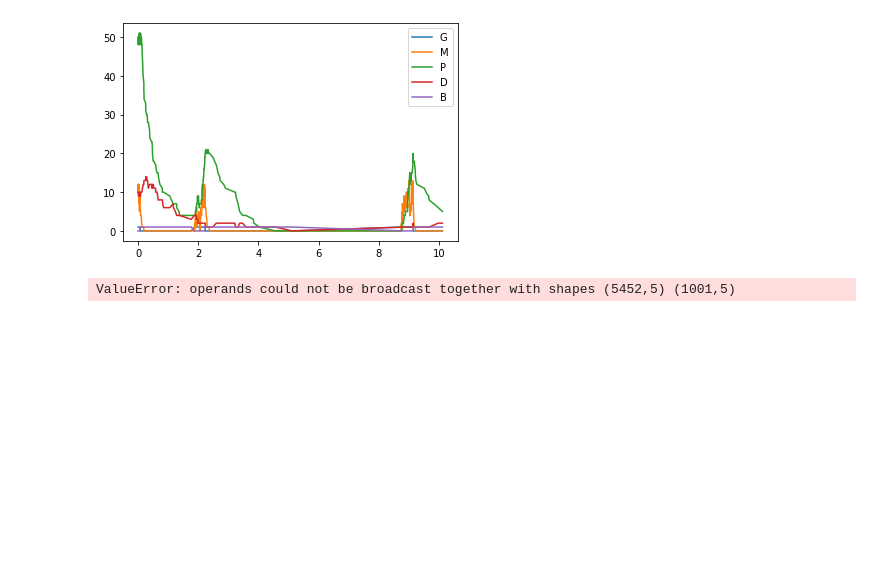
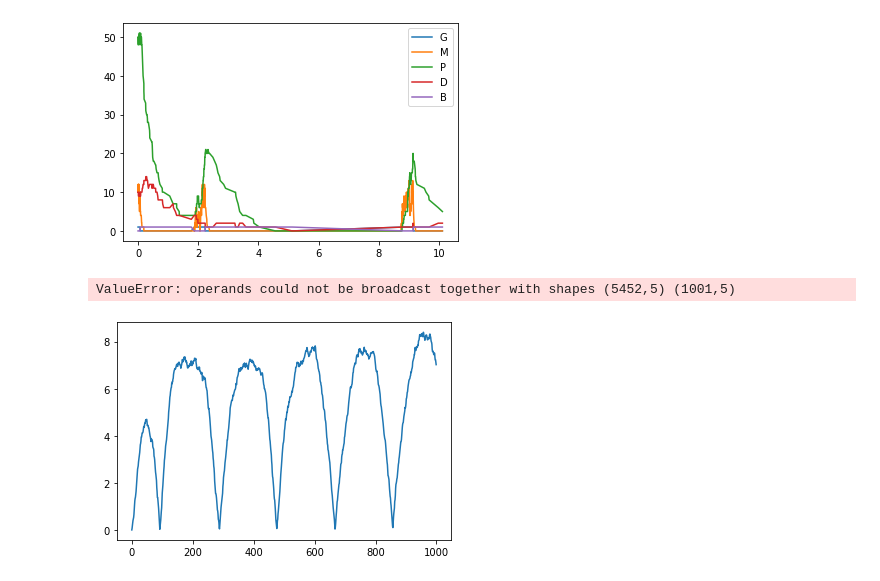
Before and after one commit to dansok/Mathematics, a Jupyter notebook: stochastic_analysis/homework_5/jump_processes.ipynb, the cells around one changed output. Cells and saved outputs as stored; diff of their text form; code cells hidden in the pictures; blank space fills up the shorter version.

```diff
--- a/stochastic_analysis/homework_5/jump_processes.ipynb
+++ b/stochastic_analysis/homework_5/jump_processes.ipynb
@@ -200,3 +211,28 @@ gillespie(X_0=[1, 10, 50, 10, 0], k=[200, 10, 25, 1, 0.01, 1, 2, 0.1])
 np.abs(NR_Xs - tau_Xs)
 # %% [output]
 ValueError: operands could not be broadcast together with shapes (5452,5) (1001,5)
+# %%
+number_of_runs_for_average = 500
+tau_p_cumulative_data = [[] for _ in range(1000)]
+for _ in range(number_of_runs_for_average):
+    tau_values, tau_x_axis = tau_leaping(X_0=[1, 10, 50, 10, 0], k=[200, 10, 25, 1, 0.01, 1, 0, 0], h=0.01, with_plot=False)
+    for index in tau_x_axis:
+        tau_p_value = tau_values[index][2]
+        tau_p_cumulative_data[index].append(tau_p_value)
+tau_p_averages = np.array([np.average(cumulative_data) for cumulative_data in tau_p_cumulative_data])
+
+
+gillespie_p_cumulative_data = [[] for _ in range(1000)]
+for _ in range(number_of_runs_for_average):
+    gillespie_Xs, gillespie_x_axis, gillespie_p_values = gillespie(X_0=[1, 10, 50, 10, 0], k=[200, 10, 25, 1, 0.01, 1, 0, 0], with_plot=False)
+    gillespie_x_axis *= 100
+    gillespie_interpolated_p_values = np.interp(tau_x_axis, gillespie_x_axis, gillespie_p_values)
+
+    for index in tau_x_axis:
+        gillespie_p_value = gillespie_interpolated_p_values[index]
+        gillespie_p_cumulative_data[index].append(gillespie_p_value)
+gillespie_p_averages = np.array([np.average(cumulative_data) for cumulative_data in gillespie_p_cumulative_data])
+plt.plot(tau_x_axis, abs(tau_p_averages - gillespie_p_averages))
+plt.show()
+# %% [output]
+[figure, added]
```
Also changed, not shown: parts of 4 cells of this notebook.
